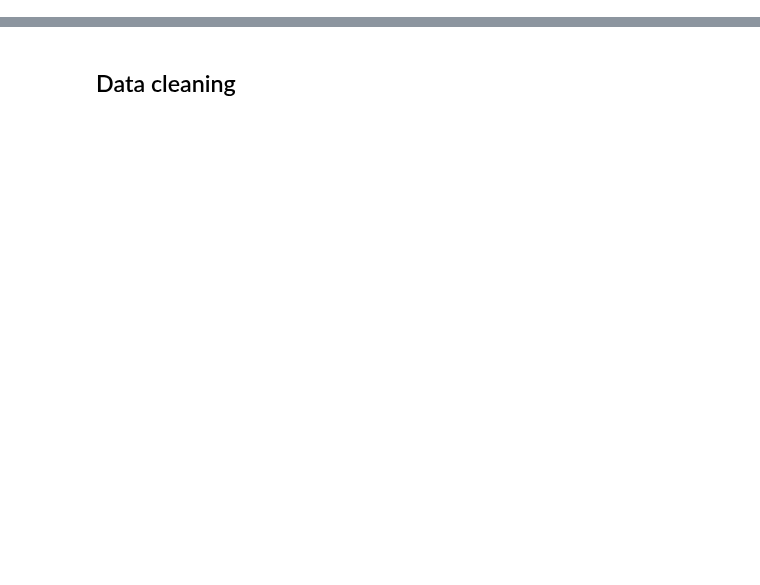
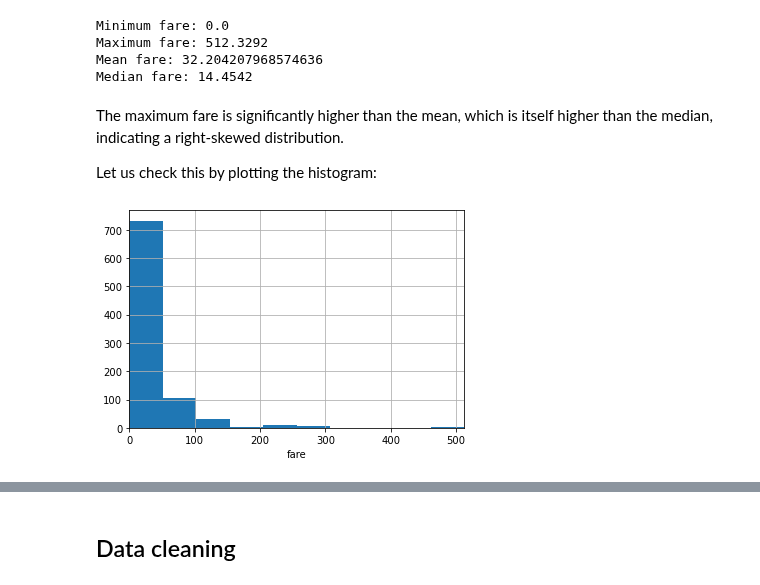
Before and after one commit to FlorentCLMichel/learning_data_science, a Jupyter notebook: Projects_Jupyter/Kaggle_Titanic.ipynb, the cells around one changed output, grey strips where cells are left out. Cells and saved outputs as stored; diff of their text form; code cells hidden in the pictures; blank space fills up the shorter version.

Commit message:
First data exploration

```diff
--- a/Projects_Jupyter/Kaggle_Titanic.ipynb
+++ b/Projects_Jupyter/Kaggle_Titanic.ipynb
@@ -23,0 +32,4 @@ The workflow we lay out here could then be applied to other problems for which n
+# %%
+name_data_file = '../Data/Kaggle_Titanic/train.csv'
+data = pd.read_csv(name_data_file)
+data.sample(5)
@@ -23,0 +183,23 @@ The workflow we lay out here could then be applied to other problems for which n
+# %%
+column = data['Fare']
+quantity = 'fare'
+print('Minimum {}: {}'.format(quantity, column.min()))
+print('Maximum {}: {}'.format(quantity, column.max()))
+print('Mean {}: {}'.format(quantity, column.mean()))
+print('Median {}: {}'.format(quantity, column.median()))
+# %% [output]
+Minimum fare: 0.0
+Maximum fare: 512.3292
+Mean fare: 32.204207968574636
+Median fare: 14.4542
+# %% [markdown]
+The maximum fare is significantly higher than the mean, which is itself higher than the median, indicating a right-skewed distribution.
+
+Let us check this by plotting the histogram:
+# %%
+column.hist()
+plt.xlabel(quantity)
+plt.xlim(column.min(), column.max())
+plt.show()
+# %% [output]
+[figure, added]
```
Also changed, not shown: parts of 34 cells of this notebook.
